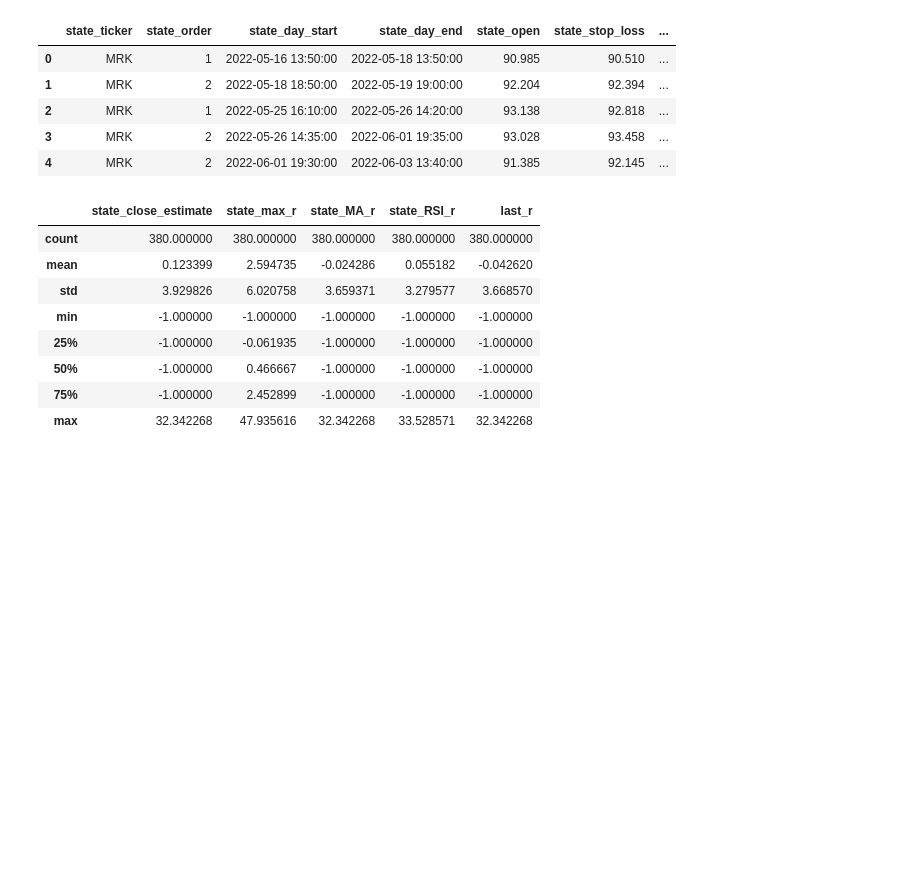
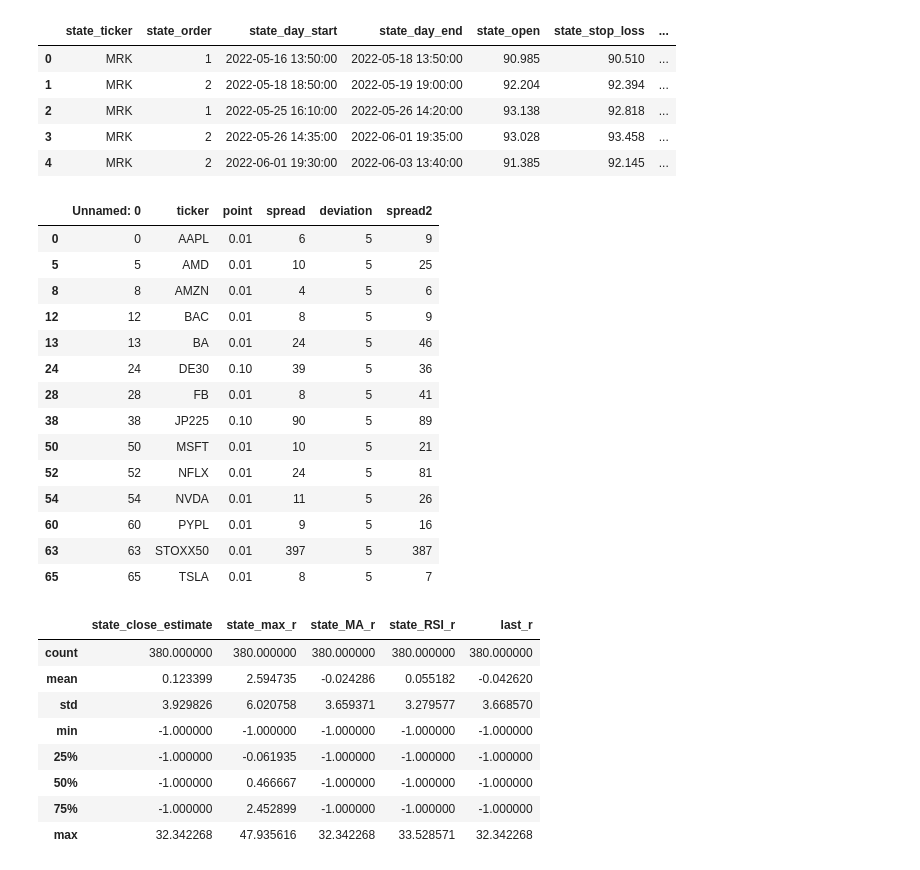
Before and after one commit to trollssqwer/stock-app, a Jupyter notebook: test.ipynb, the cells around one changed output. Cells and saved outputs as stored; diff of their text form; code cells hidden in the pictures; blank space fills up the shorter version.

```diff
--- a/test.ipynb
+++ b/test.ipynb
@@ -61,6 +61,27 @@ tp_data.head(5)
 | 2 | MRK | 1 | 2022-05-25 16:10:00 | 2022-05-26 14:20:00 | 93.138 | 92.818 | ... |
 | 3 | MRK | 2 | 2022-05-26 14:35:00 | 2022-06-01 19:35:00 | 93.028 | 93.458 | ... |
 | 4 | MRK | 2 | 2022-06-01 19:30:00 | 2022-06-03 13:40:00 | 91.385 | 92.145 | ... |
+# %%
+data1 = pd.read_csv('/Users/tranthong/Desktop/stock-app/spread.csv')
+data2 = pd.read_csv('/Users/tranthong/Desktop/stock-app/spread2.csv')
+data1['spread2'] = data1.ticker.apply(lambda x: data2.spread.loc[data2.ticker == x].iloc[0])
+data1.loc[data1.spread != data1.spread2]
+# %% [output]
+|  | Unnamed: 0 | ticker | point | spread | deviation | spread2 |
+| 0 | 0 | AAPL | 0.01 | 6 | 5 | 9 |
+| 5 | 5 | AMD | 0.01 | 10 | 5 | 25 |
+| 8 | 8 | AMZN | 0.01 | 4 | 5 | 6 |
+| 12 | 12 | BAC | 0.01 | 8 | 5 | 9 |
+| 13 | 13 | BA | 0.01 | 24 | 5 | 46 |
+| 24 | 24 | DE30 | 0.10 | 39 | 5 | 36 |
+| 28 | 28 | FB | 0.01 | 8 | 5 | 41 |
+| 38 | 38 | JP225 | 0.10 | 90 | 5 | 89 |
+| 50 | 50 | MSFT | 0.01 | 10 | 5 | 21 |
+| 52 | 52 | NFLX | 0.01 | 24 | 5 | 81 |
+| 54 | 54 | NVDA | 0.01 | 11 | 5 | 26 |
+| 60 | 60 | PYPL | 0.01 | 9 | 5 | 16 |
+| 63 | 63 | STOXX50 | 0.01 | 397 | 5 | 387 |
+| 65 | 65 | TSLA | 0.01 | 8 | 5 | 7 |
 # %%
 tp_data = preprocess_tp_data('/Users/tranthong/Desktop/stock-app/state_output_new/state_output_new/stateoutput90.csv')
 tp_data[['state_close_estimate','state_max_r','state_MA_r','state_RSI_r','last_r']].describe()
```
